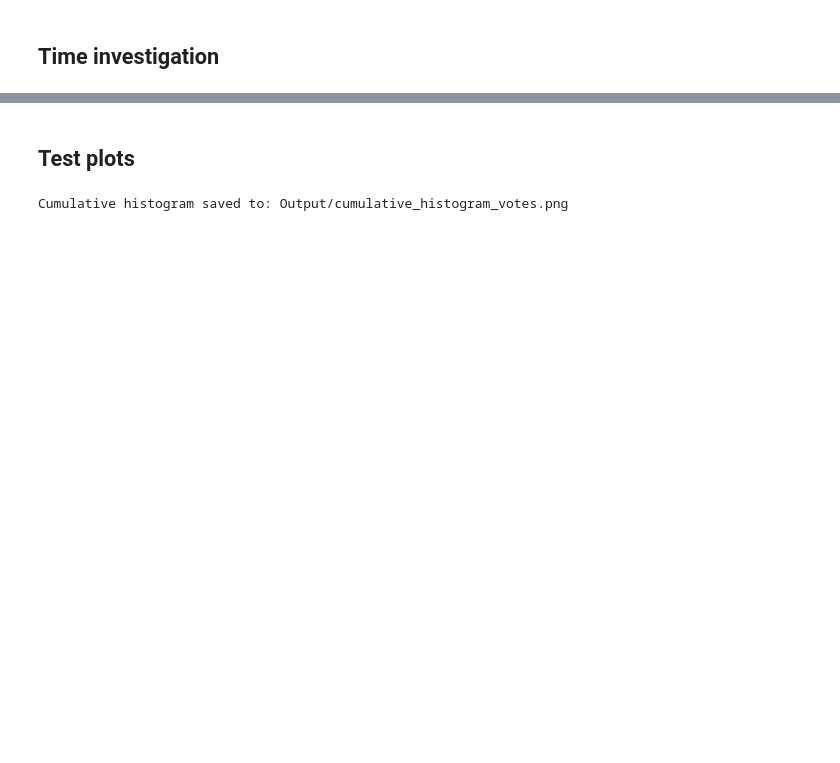
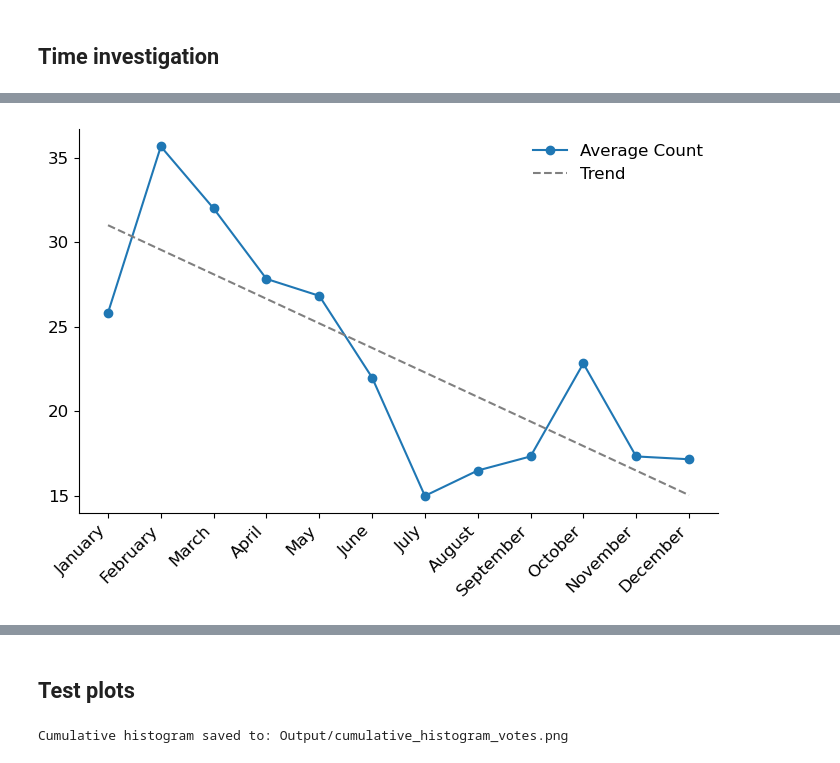
Before and after one commit to mcp656/ISDS-2024, a Jupyter notebook: Project/Borgerforslag 5 - Visualisation.ipynb, the cells around one changed output, grey strips where cells are left out. Saved outputs shown, nothing was run; the diff lists cells and outputs as text; code cells hidden in the pictures; blank space fills up the shorter version.

```diff
--- a/Project/Borgerforslag 5 - Visualisation.ipynb
+++ b/Project/Borgerforslag 5 - Visualisation.ipynb
@@ -297,0 +235,81 @@ plt.show()
+# %%
+import os
+import pandas as pd
+import numpy as np
+import matplotlib.pyplot as plt
+from scipy.stats import linregress
+
+# Assuming loaded_df is already provided
+
+# Copy the original DataFrame to avoid overwriting
+loaded_df2 = loaded_df.copy()
+
+# Ensure 'Start Date' is in datetime format
+loaded_df2['Start Date'] = pd.to_datetime(loaded_df2['Start Date'], errors='coerce')
+
+# Extract the month (ignoring the year) and year
+loaded_df2['Month'] = loaded_df2['Start Date'].dt.month
+loaded_df2['Year'] = loaded_df2['Start Date'].dt.year
+
+# Remove all observations from 2024
+loaded_df2 = loaded_df2[loaded_df2['Year'] != 2024]
+
+# Count occurrences by month (aggregated across all years)
+monthly_counts = loaded_df2['Month'].value_counts().sort_index()
+
+# Calculate the number of years with data for each month
+years_per_month = loaded_df2.groupby('Month')['Year'].nunique()
+
+# Calculate the average number of observations per month
+monthly_avg_counts = monthly_counts / years_per_month
+
+# Map month numbers to month names
+months = pd.date_range('2023-01-01', periods=12, freq='M').strftime('%B')
+
+# Create the plot with specified figure size
+fig, ax = plt.subplots(figsize=(7, 5))
+
+# Plot the average count per month
+ax.plot(monthly_avg_counts.index, monthly_avg_counts.values, marker='o', label='Average Count')
+
+# Perform linear regression to add a trend line
+slope, intercept, r_value, p_value, std_err = linregress(monthly_avg_counts.index, monthly_avg_counts.values)
+trendline = slope * monthly_avg_counts.index + intercept
+ax.plot(monthly_avg_counts.index, trendline, color='grey', linestyle='--', label='Trend')
+
+# Set the labels and title with increased font size
+#ax.set_ylabel('Average Count per Month', fontsize=12)
+#ax.set_title('Average Count per Month (Excluding 2024 Data)', fontsize=14)
+
+# Set the x-ticks to display month names with increased font size
+ax.set_xticks(monthly_avg_counts.index)
+ax.set_xticklabels(months, rotation=45, ha='right', fontsize=12)
+
+# Increase y-tick label size
+ax.tick_params(axis='y', labelsize=12)
+
+# Remove the right and left spines (borders)
+ax.spines['right'].set_visible(False)
+ax.spines['top'].set_visible(False)
+
+# Add a legend without a box around it and move it slightly down in the right
+ax.legend(frameon=False, loc='upper right', fontsize=12)
+
+# Adjust layout to make room for the x-axis labels
+plt.tight_layout()
+
+# Define the output directory and file path
+output_dir = 'Output'
+os.makedirs(output_dir, exist_ok=True)  # Create the directory if it doesn't exist
+output_file_path = os.path.join(output_dir, "season_plot.pdf")
+
+# Save the plot to the specified file path with bbox_inches to ensure all elements are included
+plt.savefig(output_file_path, bbox_inches='tight')
+
+# Show the plot
+plt.show()
+
+# Confirm the file was created
+print(f"Image saved to: {output_file_path}")
+# %% [output]
+[figure, added]
```
Also changed, not shown: parts of 27 cells of this notebook, 13 other files.
